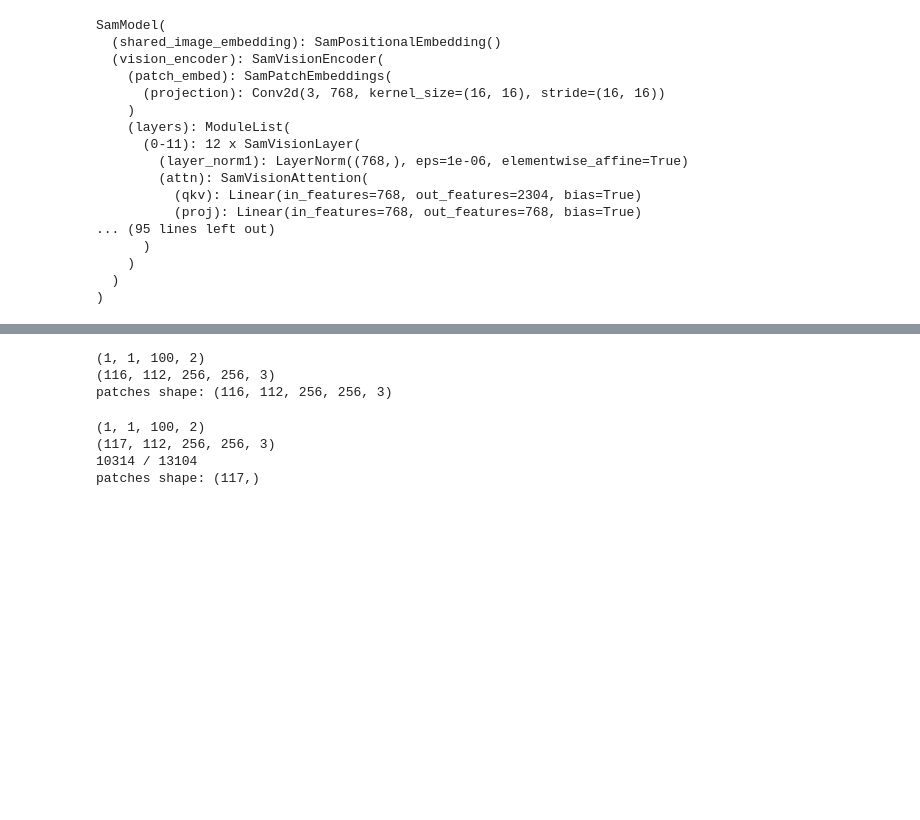
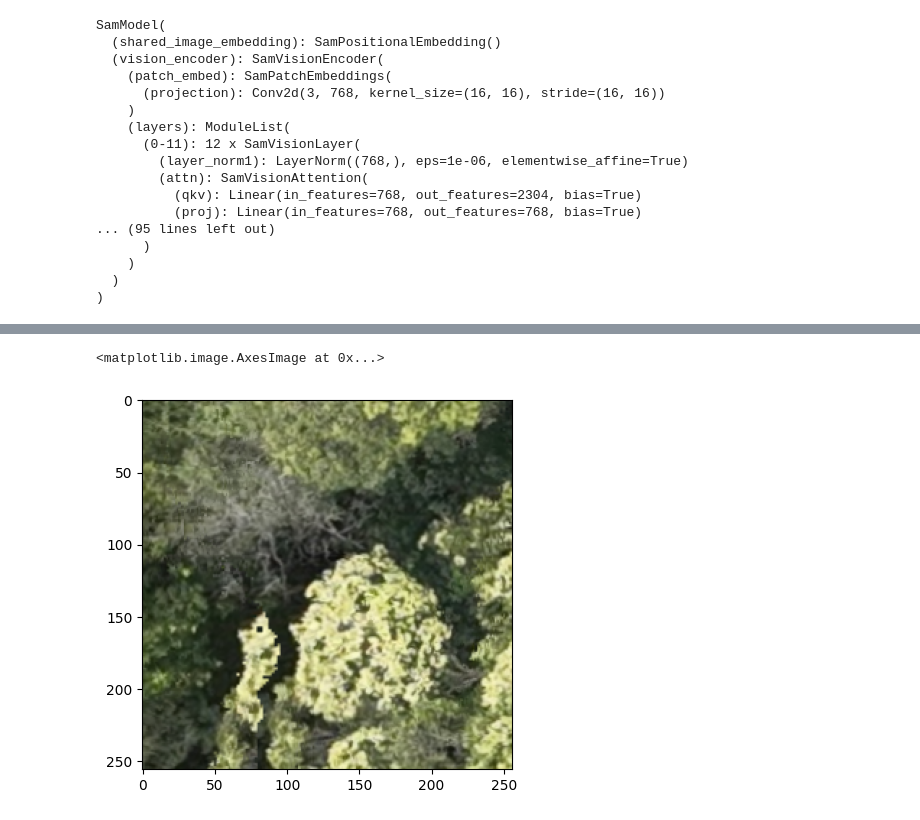
Before and after one commit to tenjust/remote_sensing, a Jupyter notebook: fine_tune_SAM_results.ipynb, the cells around one changed output, grey strips where cells are left out. Cells and saved outputs as stored; diff of their text form; code cells hidden in the pictures; blank space fills up the shorter version.

```diff
--- a/fine_tune_SAM_results.ipynb
+++ b/fine_tune_SAM_results.ipynb
@@ -90,24 +90,20 @@ def is_not_mostly_white_or_black(image):
         return True
     return False
 
-# Filter out patches and preserve the structure
-patches_tmp = np.empty(patches.shape[:2], dtype=object)
+# Flatten patches to iterate through each image
+flattened_patches = patches.reshape(-1, 256, 256, 3)
 
-for i in range(patches.shape[0]):
-    for j in range(patches.shape[1]):
-        patches_tmp[i, j] = [
-            patch_img for patch_img in patches[i, j] if is_not_mostly_white_or_black(patch_img)
-        ]
+# Filter out mostly white or black patches
+filtered_patches = [patch for patch in flattened_patches if is_not_mostly_white_or_black(patch)]
+
+# Convert the list of valid patches back to a numpy array
+filtered_patches = np.array(filtered_patches)
 
 # Print progress
-total_filtered_patches = sum(len(patch) for patch_row in patches_tmp for patch in patch_row)
-print(f"{total_filtered_patches} / {patches.shape[0] * patches.shape[1]}")
-
-# Convert patches_tmp to a numpy array with dtype=object to handle irregular shapes
-patches = np.array(patches_tmp, dtype=object)
+print(f"{filtered_patches.shape[0]} valid patches out of {flattened_patches.shape[0]}")
 
 # Print the shape of the resulting patches array
-print("patches shape:", patches.shape)
+print("patches shape:", filtered_patches.shape)
 # %% [output]
 (1, 1, 100, 2)
 (117, 112, 256, 256, 3)
@@ -116,12 +111,0 @@ patches shape: (117, 112)
-# %%
-print(np.array(input_points).shape)
-print(patches.shape)
-
-# Create a list to store the indices of non-empty masks
-valid_indices = [i for i, patch in enumerate(patches) if patch.max() != 0]
-patches = patches[valid_indices]
-print("patches shape:", patches.shape)  # e.g., (num_frames, height, width, num_channels)
-# %% [output]
-(1, 1, 100, 2)
-(116, 112, 256, 256, 3)
-patches shape: (116, 112, 256, 256, 3)
@@ -182,38 +112,14 @@ print("patches shape:", patches.shape)
-# %%
-import numpy as np
-
-# Print the shapes of input_points and patches
-print(np.array(input_points).shape)
-print(patches.shape)
-
-def is_not_mostly_white_or_black(image):
-    unique, counts = np.unique(image, return_counts=True)
-    pixel_counts = dict(zip(unique, counts))
-    total_pixels = image.size // image.shape[-1]  # Dividing by 3 because it's an RGB image
-    if pixel_counts.get(255, 0) < 0.9 * total_pixels and pixel_counts.get(0, 0) < 0.9 * total_pixels:
-        return True
-    return False
-
-# Filter out patches
-patches_tmp = [
-    [patch_img for patch_img in patch if is_not_mostly_white_or_black(patch_img)]
-    for patch in patches
-]
-
-# Print progress
-total_filtered_patches = sum(len(patch) for patch in patches_tmp)
-print(f"{total_filtered_patches} / {patches.shape[0] * patches.shape[1]}")
-
-# Convert patches_tmp to a numpy array with dtype=object to handle irregular shapes
-patches = np.array(patches_tmp, dtype=object)
-
-# Print the shape of the resulting patches array
-print("patches shape:", patches.shape)
-# %% [output]
-(1, 1, 100, 2)
-(117, 112, 256, 256, 3)
-10314 / 13104
-patches shape: (117,)
+# %%
+import random
+import matplotlib.pyplot as plt
+
+img_num = random.randint(0, filtered_patches.shape[0]-1)
+
+single_patch = Image.fromarray(filtered_patches[img_num])
+plt.imshow(single_patch)
+# %% [output]
+<matplotlib.image.AxesImage at 0x...>
+[figure, added]
 # %%
 from PIL import Image
 import matplotlib.pyplot as plt
```
Also changed, not shown: parts of 4 cells of this notebook, 3 other files.
